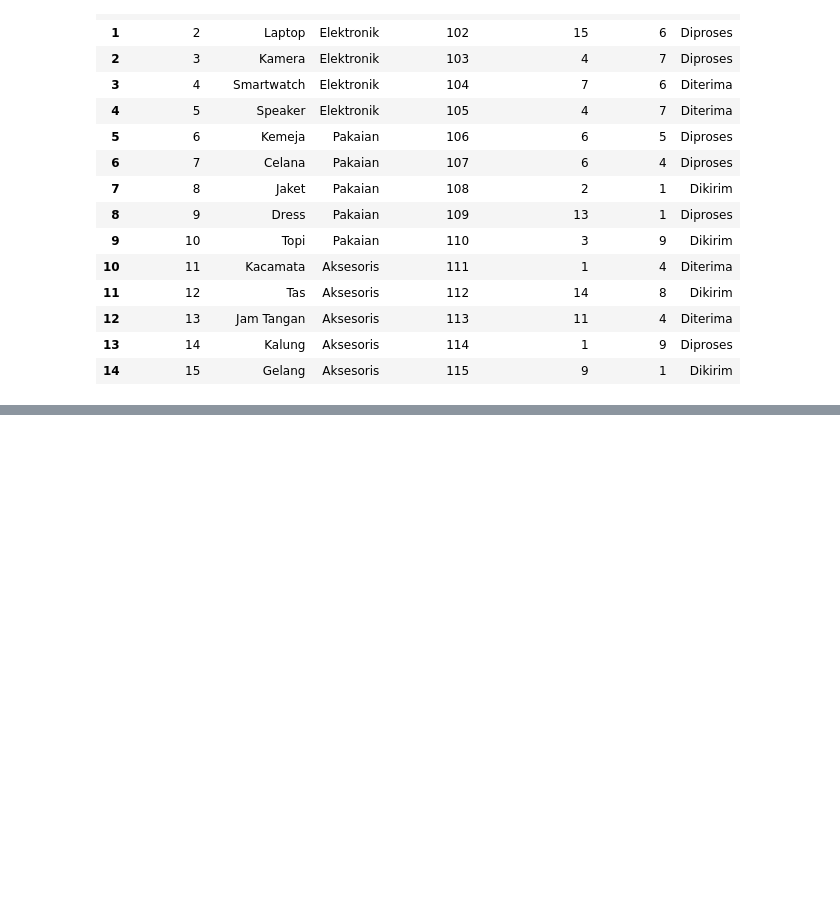
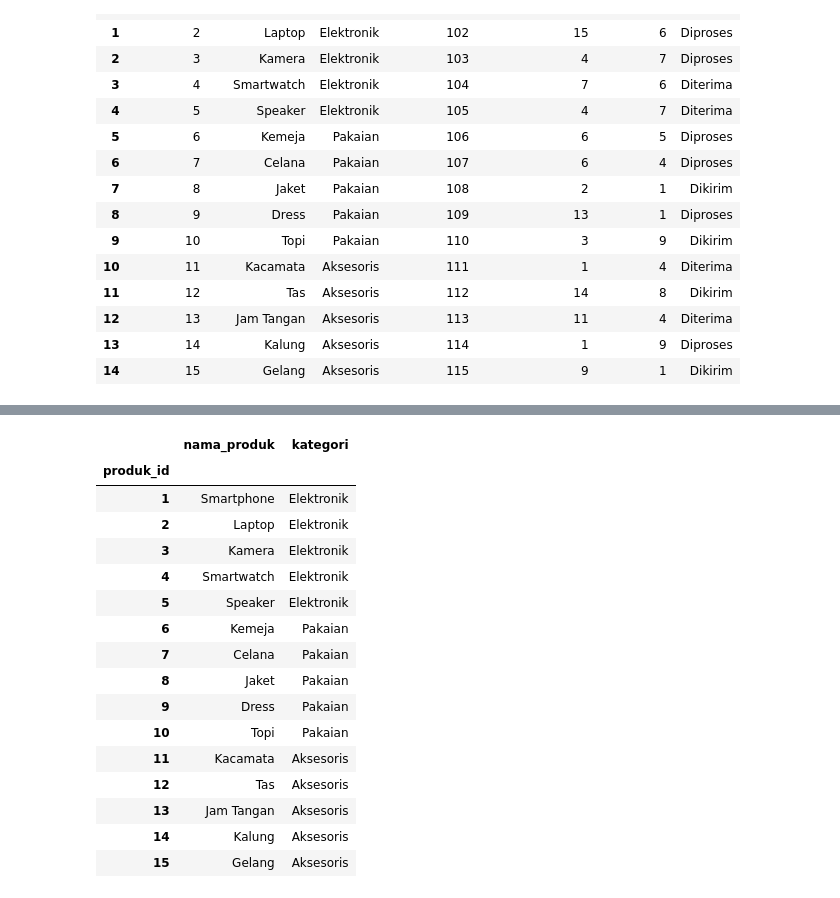
Before and after one commit to atsbitiman/python-data-analysis, a Jupyter notebook: data-manipulation/join/join.ipynb, the cells around one changed output, grey strips where cells are left out. Saved outputs shown, nothing was run; the diff lists cells and outputs as text; code cells hidden in the pictures; blank space fills up the shorter version.

```diff
--- a/data-manipulation/join/join.ipynb
+++ b/data-manipulation/join/join.ipynb
@@ -80,0 +98,20 @@ data_join
+# %%
+product_data
+# %% [output]
+|  | nama_produk | kategori |
+| produk_id |  |  |
+| 1 | Smartphone | Elektronik |
+| 2 | Laptop | Elektronik |
+| 3 | Kamera | Elektronik |
+| 4 | Smartwatch | Elektronik |
+| 5 | Speaker | Elektronik |
+| 6 | Kemeja | Pakaian |
+| 7 | Celana | Pakaian |
+| 8 | Jaket | Pakaian |
+| 9 | Dress | Pakaian |
+| 10 | Topi | Pakaian |
+| 11 | Kacamata | Aksesoris |
+| 12 | Tas | Aksesoris |
+| 13 | Jam Tangan | Aksesoris |
+| 14 | Kalung | Aksesoris |
+| 15 | Gelang | Aksesoris |
```
Also changed, not shown: parts of 4 cells of this notebook, 9 other files.
